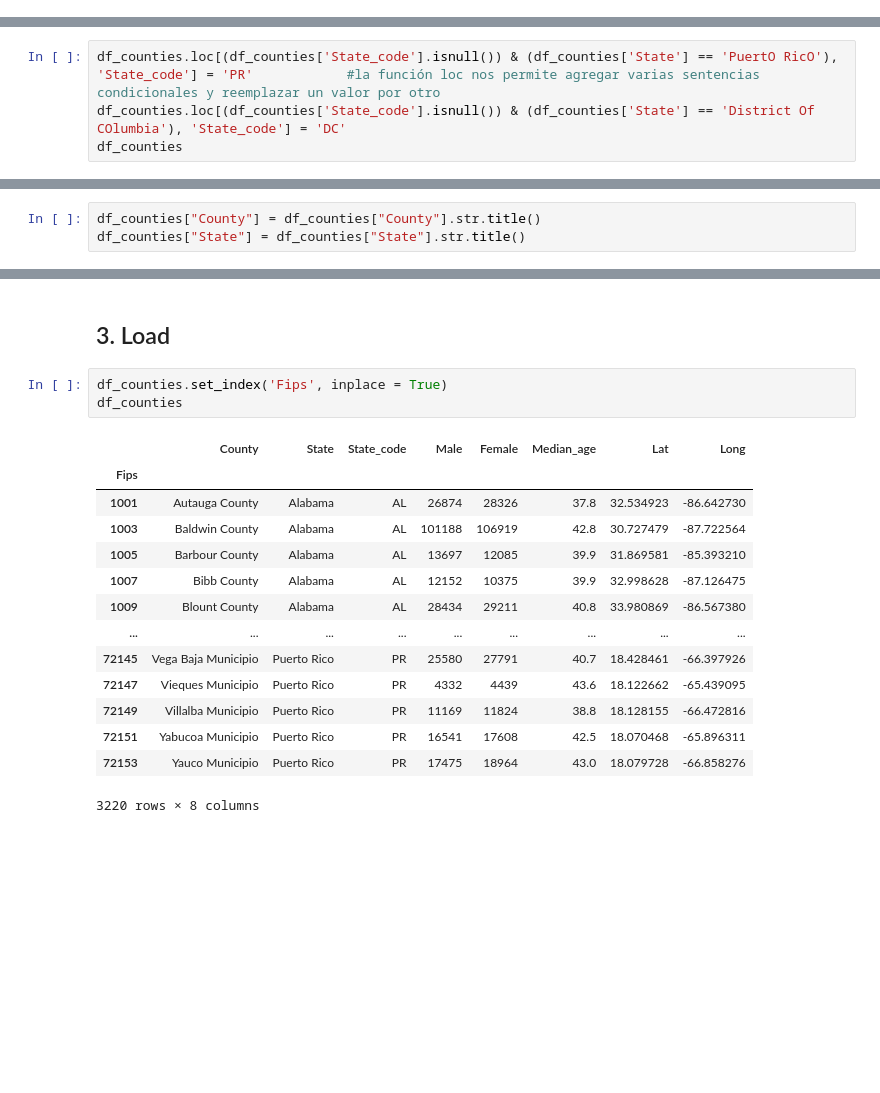
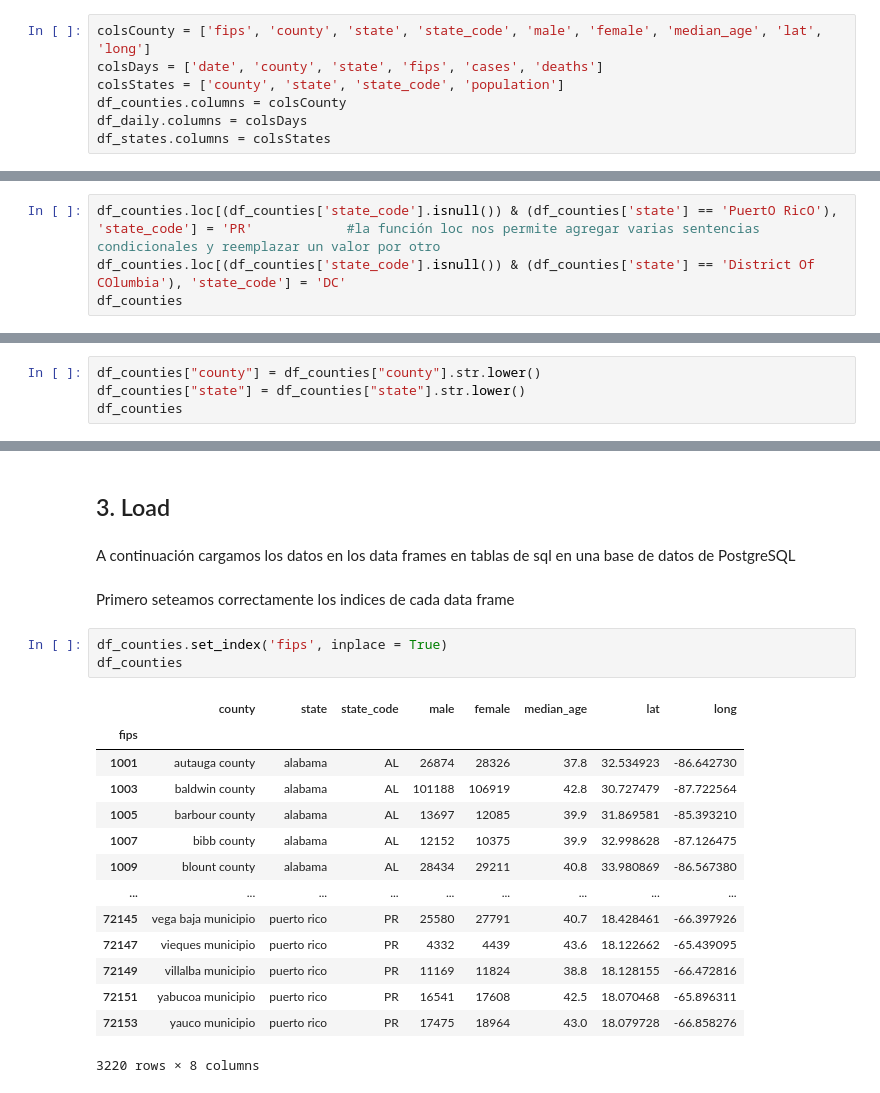
Before and after one commit to FranMeneses/etlCovid, a Jupyter notebook: covidETL.ipynb, the cells around one changed output, grey strips where cells are left out. Cells and saved outputs as stored; diff of their text form; blank space fills up the shorter version.

Commit message:
Agregados cambios a las bases de datos

```diff
--- a/covidETL.ipynb
+++ b/covidETL.ipynb
@@ -87,3 +81,10 @@ df_states.columns = colsStates
+# %%
+colsCounty = ['fips', 'county', 'state', 'state_code', 'male', 'female', 'median_age', 'lat', 'long']
+colsDays = ['date', 'county', 'state', 'fips', 'cases', 'deaths']
+colsStates = ['county', 'state', 'state_code', 'population']
+df_counties.columns = colsCounty
+df_daily.columns = colsDays
+df_states.columns = colsStates
 # %% [markdown]
 Obtenemos los tipos de datos para cada data frame.
 # %%
@@ -226,7 +227,7 @@ Para el caso de los datos nulos tomamos la desición de eliminar los menos posib
 # %% [markdown]
 Notamos que para el caso del data frame de los condados, la columna State_code retorna nulo en caso que el estado sea Puerto Rico o sea District of Columbia, son los 2 únicos casos, en base a eso podemos reemplazar dichos datos nulos por su correspondiente codigo estatal.
 # %%
-df_counties.loc[(df_counties['State_code'].isnull()) & (df_counties['State'] == 'PuertO RicO'), 'State_code'] = 'PR'            #la función loc nos permite agregar varias sentencias condicionales y reemplazar un valor por otro
-df_counties.loc[(df_counties['State_code'].isnull()) & (df_counties['State'] == 'District Of COlumbia'), 'State_code'] = 'DC'
+df_counties.loc[(df_counties['state_code'].isnull()) & (df_counties['state'] == 'PuertO RicO'), 'state_code'] = 'PR'            #la función loc nos permite agregar varias sentencias condicionales y reemplazar un valor por otro
+df_counties.loc[(df_counties['state_code'].isnull()) & (df_counties['state'] == 'District Of COlumbia'), 'state_code'] = 'DC'
 df_counties
 # %% [output]
@@ -315,3 +343,4 @@ El primero corresponde a que en la fila del condado diga desconocido (County = '
 # %%
-df_counties["County"] = df_counties["County"].str.title()
-df_counties["State"] = df_counties["State"].str.title()
+df_counties["county"] = df_counties["county"].str.lower()
+df_counties["state"] = df_counties["state"].str.lower()
+df_counties
@@ -334,20 +440,24 @@ df_counties
 # %% [markdown]
 ## 3. Load
+# %% [markdown]
+A continuación cargamos los datos en los data frames en tablas de sql en una base de datos de PostgreSQL
+# %% [markdown]
+Primero seteamos correctamente los indices de cada data frame
 # %%
-df_counties.set_index('Fips', inplace = True)
+df_counties.set_index('fips', inplace = True)
 df_counties
 # %% [output]
-|  | County | State | State_code | Male | Female | Median_age | Lat | Long |
-| Fips |  |  |  |  |  |  |  |  |
-| 1001 | Autauga County | Alabama | AL | 26874 | 28326 | 37.8 | 32.534923 | -86.642730 |
-| 1003 | Baldwin County | Alabama | AL | 101188 | 106919 | 42.8 | 30.727479 | -87.722564 |
-| 1005 | Barbour County | Alabama | AL | 13697 | 12085 | 39.9 | 31.869581 | -85.393210 |
-| 1007 | Bibb County | Alabama | AL | 12152 | 10375 | 39.9 | 32.998628 | -87.126475 |
-| 1009 | Blount County | Alabama | AL | 28434 | 29211 | 40.8 | 33.980869 | -86.567380 |
+|  | county | state | state_code | male | female | median_age | lat | long |
+| fips |  |  |  |  |  |  |  |  |
+| 1001 | autauga county | alabama | AL | 26874 | 28326 | 37.8 | 32.534923 | -86.642730 |
+| 1003 | baldwin county | alabama | AL | 101188 | 106919 | 42.8 | 30.727479 | -87.722564 |
+| 1005 | barbour county | alabama | AL | 13697 | 12085 | 39.9 | 31.869581 | -85.393210 |
+| 1007 | bibb county | alabama | AL | 12152 | 10375 | 39.9 | 32.998628 | -87.126475 |
+| 1009 | blount county | alabama | AL | 28434 | 29211 | 40.8 | 33.980869 | -86.567380 |
 | ... | ... | ... | ... | ... | ... | ... | ... | ... |
-| 72145 | Vega Baja Municipio | Puerto Rico | PR | 25580 | 27791 | 40.7 | 18.428461 | -66.397926 |
-| 72147 | Vieques Municipio | Puerto Rico | PR | 4332 | 4439 | 43.6 | 18.122662 | -65.439095 |
-| 72149 | Villalba Municipio | Puerto Rico | PR | 11169 | 11824 | 38.8 | 18.128155 | -66.472816 |
-| 72151 | Yabucoa Municipio | Puerto Rico | PR | 16541 | 17608 | 42.5 | 18.070468 | -65.896311 |
-| 72153 | Yauco Municipio | Puerto Rico | PR | 17475 | 18964 | 43.0 | 18.079728 | -66.858276 |
+| 72145 | vega baja municipio | puerto rico | PR | 25580 | 27791 | 40.7 | 18.428461 | -66.397926 |
+| 72147 | vieques municipio | puerto rico | PR | 4332 | 4439 | 43.6 | 18.122662 | -65.439095 |
+| 72149 | villalba municipio | puerto rico | PR | 11169 | 11824 | 38.8 | 18.128155 | -66.472816 |
+| 72151 | yabucoa municipio | puerto rico | PR | 16541 | 17608 | 42.5 | 18.070468 | -65.896311 |
+| 72153 | yauco municipio | puerto rico | PR | 17475 | 18964 | 43.0 | 18.079728 | -66.858276 |
 3220 rows × 8 columns
```
Also changed, not shown: parts of 43 cells of this notebook.
